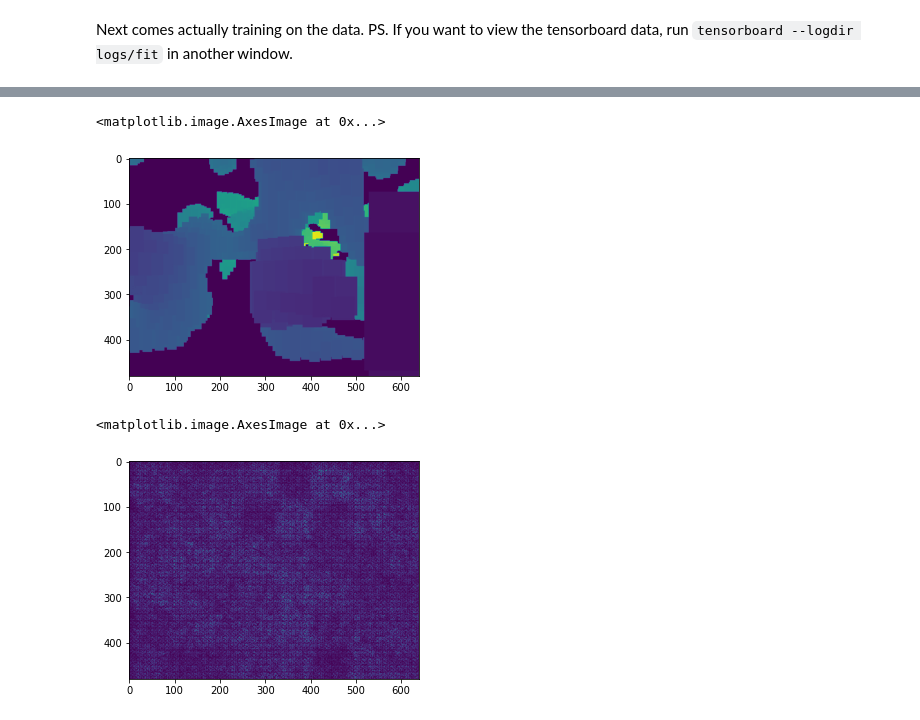
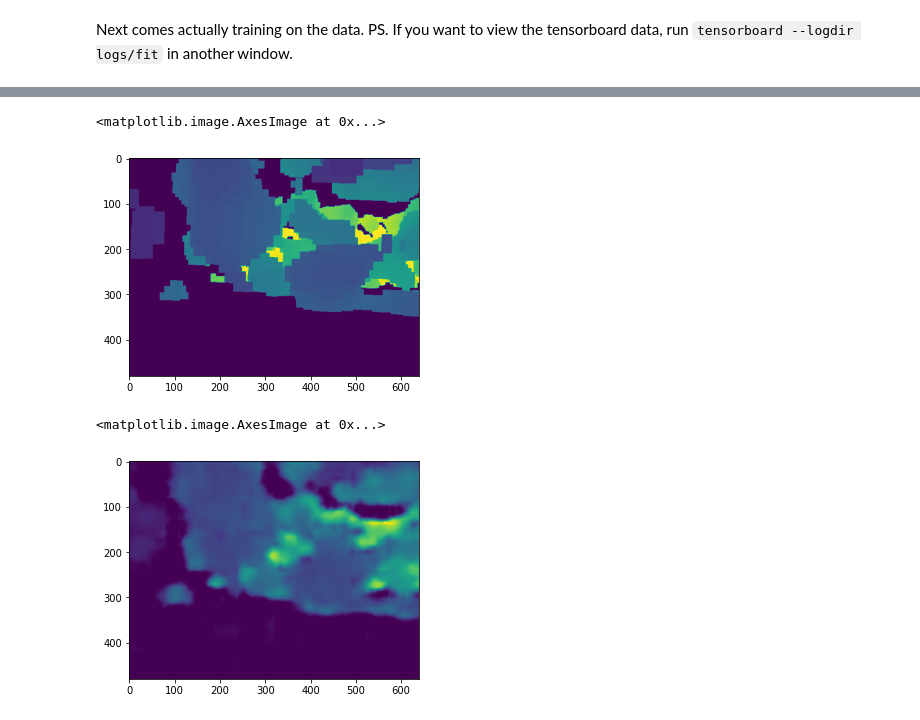
Before and after one commit to Wenhan-Samuel-Lee/ego-planner, a Jupyter notebook: src/neural_net/src/nn.ipynb, the cells around one changed output, grey strips where cells are left out. Cells and saved outputs as stored; diff of their text form; code cells hidden in the pictures.

```diff
--- a/src/neural_net/src/nn.ipynb
+++ b/src/neural_net/src/nn.ipynb
@@ -194,6 +191,6 @@ BATCH_SIZE = 32
 xy = ImageSequence(x, BATCH_SIZE, img_shape, hash_table, VALIDATION_SPLIT, False)
 xy_validation = ImageSequence(x, BATCH_SIZE, img_shape, hash_table, VALIDATION_SPLIT, True)
 
-NUM_EPOCHS = 10
+NUM_EPOCHS = 30
 vae.compile(optimizer='adam', loss=vae_loss)
 vae.fit(xy, epochs=NUM_EPOCHS, callbacks=[ValidationCallback(xy_validation)])
@@ -221,13 +243,13 @@ WARNING:tensorflow:No training configuration found in save file: the model was *
 plt.imshow(xy[5][0][0])
 # %% [output]
 <matplotlib.image.AxesImage at 0x...>
-[figure, old version]
+[figure, new version]
 # %%
-prediction = loaded_model_vae.predict(xy.__getitem__(7)[0])[0]
+prediction = loaded_model_vae.predict(xy.__getitem__(5)[0])[0]
 plt.imshow(prediction)
 # %% [output]
 <matplotlib.image.AxesImage at 0x...>
-[figure, old version]
+[figure, new version]
 # %%
 # # 1. Get the latent space representation of the image from the encoder
 # NUM_INPUTS = 13
```
Also changed, not shown: parts of 11 cells of this notebook.
